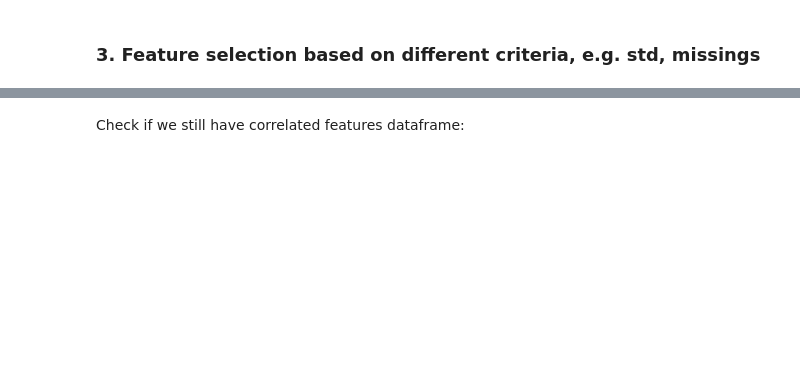
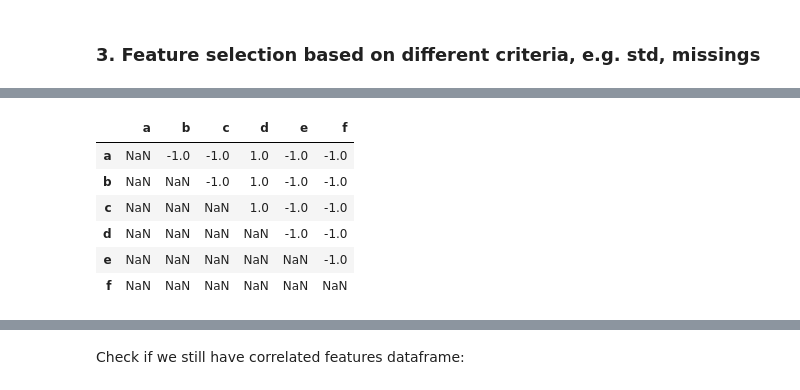
Before and after one commit to qiaott/Path_to_opensource, a Jupyter notebook: feature_engine_issue_327/feature_engine_solution.ipynb, the cells around one changed output, grey strips where cells are left out. Cells and saved outputs as stored; diff of their text form; code cells hidden in the pictures; blank space fills up the shorter version.

```diff
--- a/feature_engine_issue_327/feature_engine_solution.ipynb
+++ b/feature_engine_issue_327/feature_engine_solution.ipynb
@@ -105,0 +108,11 @@ missing
+# %%
+# Difference of num of missings  among features
+missing_mask
+# %% [output]
+|  | a | b | c | d | e | f |
+| a | NaN | -1.0 | -1.0 | 1.0 | -1.0 | -1.0 |
+| b | NaN | NaN | -1.0 | 1.0 | -1.0 | -1.0 |
+| c | NaN | NaN | NaN | 1.0 | -1.0 | -1.0 |
+| d | NaN | NaN | NaN | NaN | -1.0 | -1.0 |
+| e | NaN | NaN | NaN | NaN | NaN | -1.0 |
+| f | NaN | NaN | NaN | NaN | NaN | NaN |
```
Also changed, not shown: parts of 29 cells of this notebook, 2 other files.
